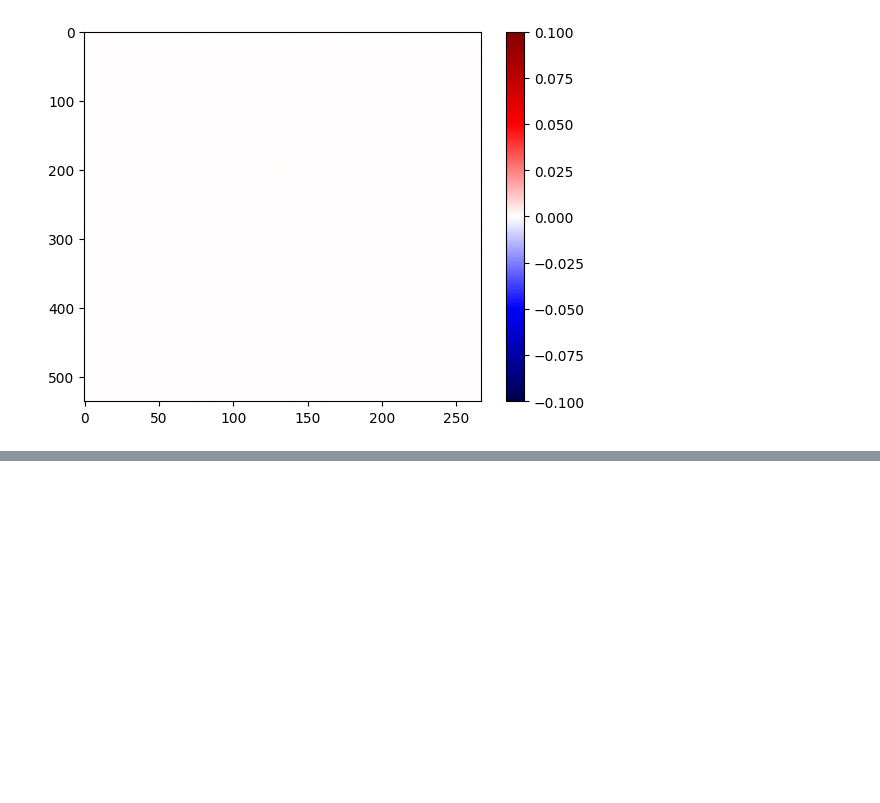
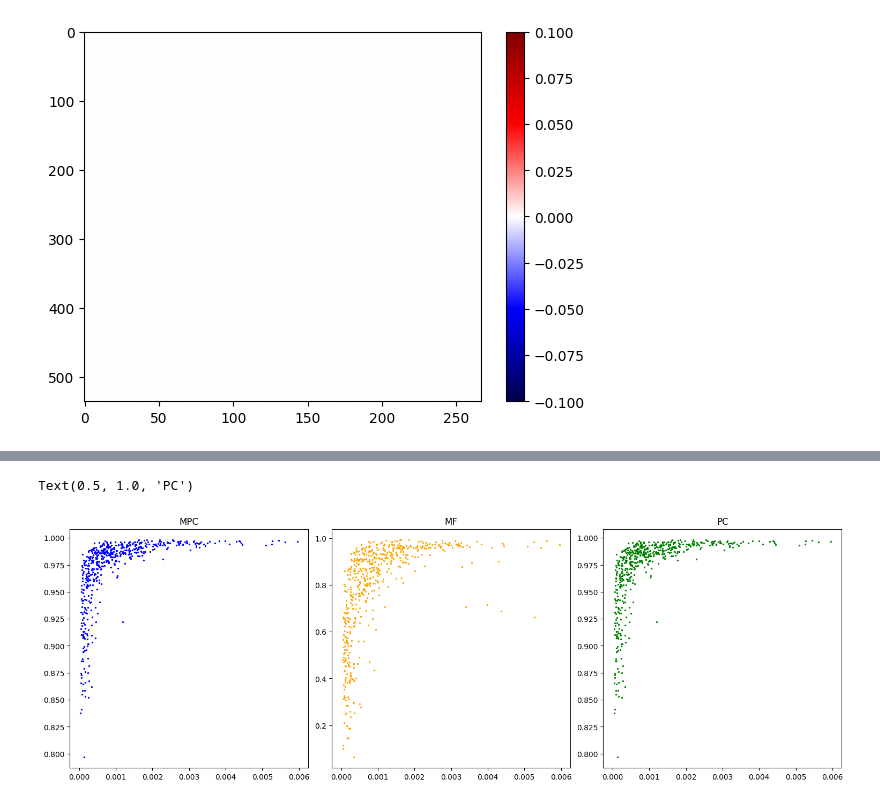
Before and after one commit to NeuroAI-IBS/fn_data_saccade, a Jupyter notebook: Data sorting/python_code/rawMossy_Purkinje.ipynb, the cells around one changed output, grey strips where cells are left out. Saved outputs shown, nothing was run; the diff lists cells and outputs as text; code cells hidden in the pictures; blank space fills up the shorter version.

```diff
--- a/Data sorting/python_code/rawMossy_Purkinje.ipynb
+++ b/Data sorting/python_code/rawMossy_Purkinje.ipynb
@@ -154,4 +170,16 @@ plt.hist(r_2_pn)
 # %%
-plt.scatter(pFN.var(axis=1), r_2_pn, 1)
-plt.scatter(pFN.var(axis=1), r_2_pn, 1)
+fig = plt.figure(constrained_layout=True,figsize=(15,5))
+
+ax = fig.add_subplot(1, 3, 1)
+ax.scatter(pFN.var(axis=1), r_2_pn, 2,'b')
+ax.set_title('MPC')
+ax = fig.add_subplot(1, 3, 2)
+ax.scatter(pFN.var(axis=1), r_2_pn2, 2, 'orange')
+ax.set_title('MF')
+ax = fig.add_subplot(1, 3, 3)
+ax.scatter(pFN.var(axis=1), r_2_pn3, 2, 'g')
+ax.set_title('PC')
+# %% [output]
+Text(0.5, 1.0, 'PC')
+[figure, added]
 # %%
```
Also changed, not shown: parts of 6 cells of this notebook.
